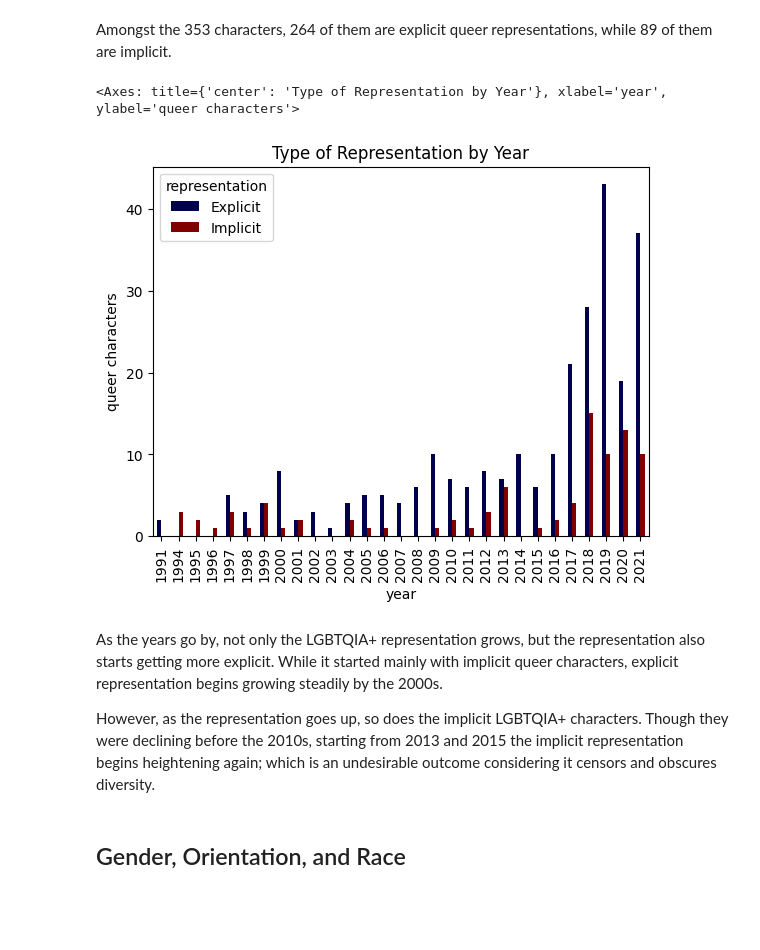
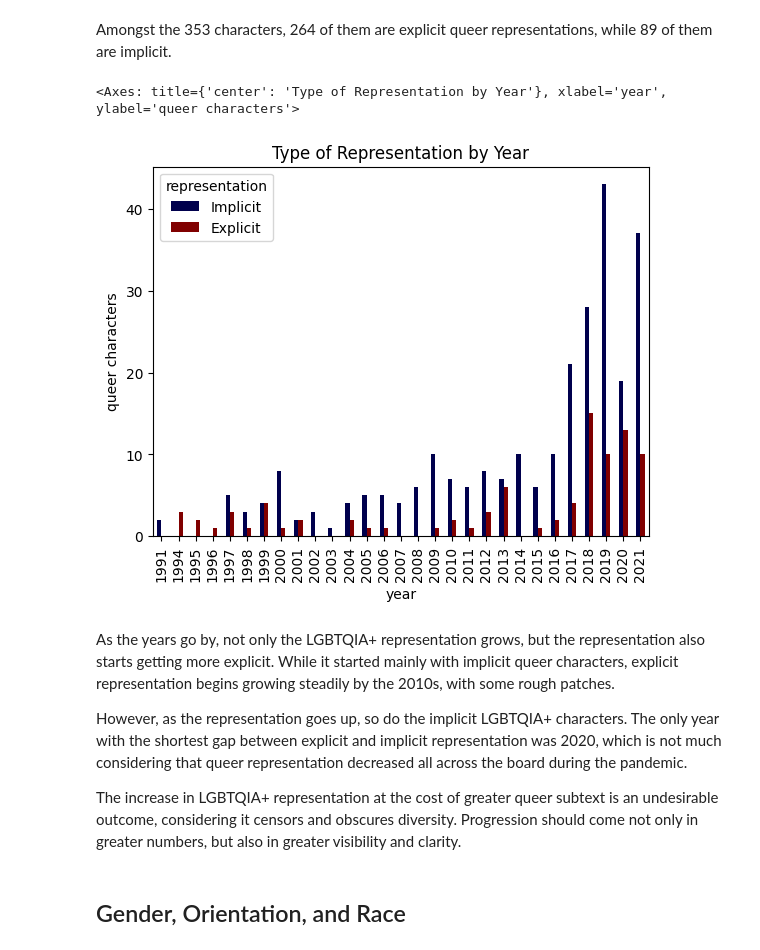
Before and after one commit to aiko-isnt-ded/lgbtqia-rep, a Jupyter notebook: notebooks/animated_demographics.ipynb, the cells around one changed output. Drawn from its saved outputs; the diff is of its cells as text; code cells hidden in the pictures; blank space fills up the shorter version.

```diff
--- a/notebooks/animated_demographics.ipynb
+++ b/notebooks/animated_demographics.ipynb
@@ -92,17 +92,20 @@ Amongst the 353 characters, 264 of them are explicit queer representations, whil
 # %%
 # creating a year column
 demographics['confirmation_date'] = pd.to_datetime(demographics['confirmation_date'])
 demographics["year"] = demographics["confirmation_date"].dt.year
 
 # analyzing the type of representation by year
-demographics.groupby(["year", "representation"]).size().unstack().plot(kind="bar", title="Type of Representation by Year", ylabel="queer characters", cmap="seismic")
+a = demographics.groupby(["year", "representation"]).size().unstack().rename(columns={'Explicit': 'Implicit', 'Implicit': 'Explicit'})
+a.plot(kind="bar", title="Type of Representation by Year", ylabel="queer characters", cmap="seismic")
 # %% [output]
 <Axes: title={'center': 'Type of Representation by Year'}, xlabel='year', ylabel='queer characters'>
-[figure, old version]
+[figure, new version]
 # %% [markdown]
-As the years go by, not only the LGBTQIA+ representation grows, but the representation also starts getting more explicit. While it started mainly with implicit queer characters, explicit representation begins growing steadily by the 2000s.
+As the years go by, not only the LGBTQIA+ representation grows, but the representation also starts getting more explicit. While it started mainly with implicit queer characters, explicit representation begins growing steadily by the 2010s, with some rough patches.
 
-However, as the representation goes up, so does the implicit LGBTQIA+ characters. Though they were declining before the 2010s, starting from 2013 and 2015 the implicit representation begins heightening again; which is an undesirable outcome considering it censors and obscures diversity.
+However, as the representation goes up, so do the implicit LGBTQIA+ characters. The only year with the shortest gap between explicit and implicit representation was 2020, which is not much considering that queer representation decreased all across the board during the pandemic.
+
+The increase in LGBTQIA+ representation at the cost of greater queer subtext is an undesirable outcome, considering it censors and obscures diversity. Progression should come not only in greater numbers, but also in greater visibility and clarity.
 # %% [markdown]
 ## Gender, Orientation, and Race
 # %% [markdown]
```
Also changed, not shown: 7 other files.
